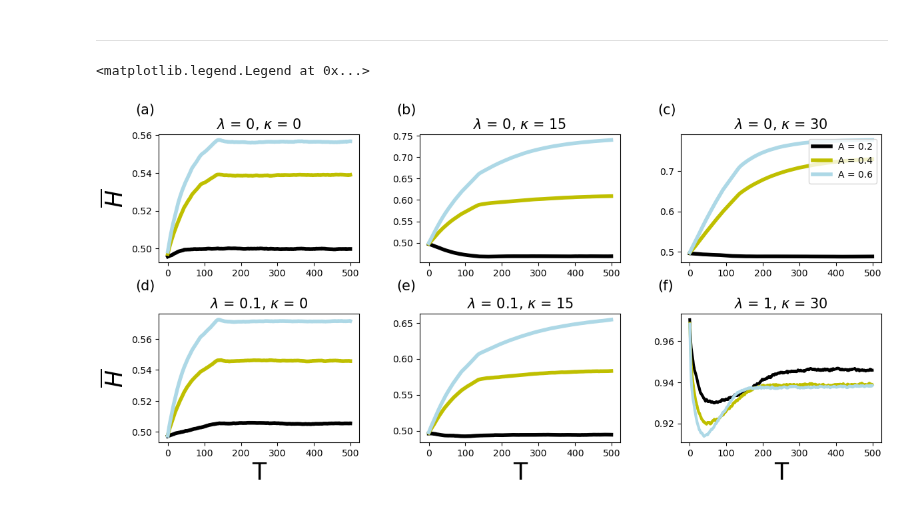
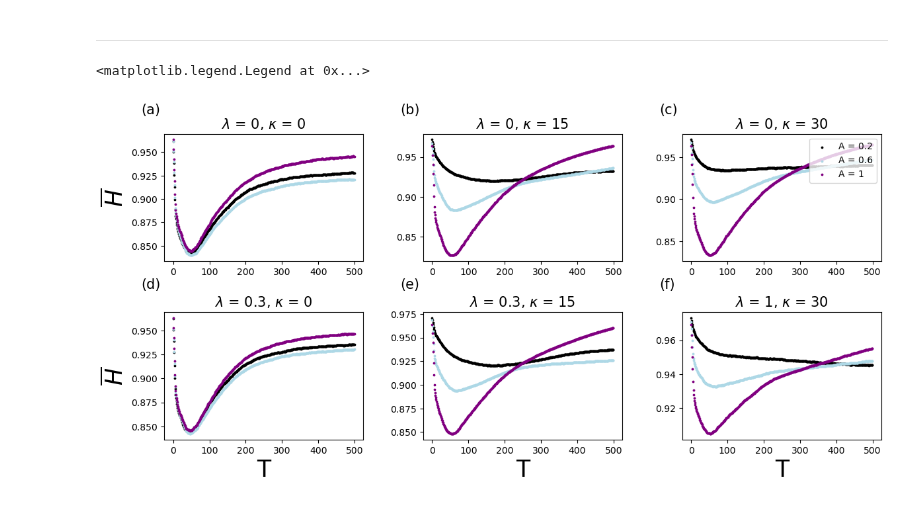
Before and after one commit to patrick-oliveira/EntropiaGrafos, a Jupyter notebook: notebooks/Análise do Caso 2.ipynb, the cells around one changed output. Cells and saved outputs as stored; diff of their text form; code cells hidden in the pictures.

```diff
--- a/notebooks/Análise do Caso 2.ipynb
+++ b/notebooks/Análise do Caso 2.ipynb
@@ -134,5 +37,4 @@ experiments_path = "../results/case_2"
 # %%
 mean_stats = get_mean_stats(param_list, experiments_path, 500)
 params = list(product(*param_list.values()))
-columns = list(param_list.keys())
-make_dict = lambda x: {k:v for k, v in zip(columns, x)}
+params = [x[:-5] for x in params]
@@ -201,2 +104,9 @@ full_counting.to_csv("teste.csv")
 # %%
-X = full_counting[["kappa", "runs"]]
+full_counting["kappa_alpha"] = [str(x) for x in list(zip(full_counting.kappa, full_counting.alpha))]
+full_counting["kappa_omega"] = [str(x) for x in list(zip(full_counting.kappa, full_counting.omega))]
+full_counting["kappa_lambda"] = [str(x) for x in list(zip(full_counting.kappa, full_counting.lambd))]
+full_counting["kappa_gamma"] = [str(x) for x in list(zip(full_counting.kappa, full_counting.gamma))]
+# %%
+sns.set(rc={'figure.figsize':(13.7,8.27)})
+full_counting.boxplot(column = "runs", by = "kappa_gamma")
+plt.show()
@@ -286,8 +197,8 @@ style = {
 }
 
 kappas = [0, 15, 30]
-lambdas = [0, 0.1]
-alpha = [0.2, 0.4, 0.6]
+lambdas = [0, 0.3]
+alpha = [0.2, 0.6, 1]
 
 for i in range(len(alpha)):
     for j in range(len(kappas)):
@@ -303,54 +214,44 @@ for i in range(len(alpha)):
                     kappas[j],
                     lambdas[k],
                     alpha[i],
-                    0.2,
                     0,
+                    -1,
                     2,
                     0,
-                    500,
-                    500,
-                    True,
-                    1e-7,
-                    "results/experiment_2/"
                 )
 
                 results = mean_stats[param]
-                mean_entropy = results['Polarity']
+                mean_entropy = results['Proximity']
                 X = range(len(mean_entropy))
 
-                axs[k][j].plot(X, mean_entropy, label = f'A = {alpha[i]}', color = colors[alpha[i]], linewidth = 4)
+                axs[k][j].scatter(X, mean_entropy, label = f'A = {alpha[i]}', color = colors[alpha[i]], s = 3)
 
                 axs[k][j].set_title(rf"$\lambda$ = {lambdas[k]}, $\kappa$ = {kappas[j]}", fontsize = 15)
 
 for i in range(len(alpha)):
     param = (
         "barabasi",
         500,
         256,
         5,
         30,
         1,
         alpha[i],
-        0.2,
         0,
+        -1,
         2,
         0,
-        500,
-        500,
-        True,
-        1e-7,
-        "results/experiment_2/"
     )
 
     results = mean_stats[param]
     mean_entropy = results['Proximity']
     X = range(len(mean_entropy))
 
-    axs[1][2].plot(X, mean_entropy, label = f'A = {alpha[i]}', color = colors[alpha[i]], linewidth = 3)
+    axs[1][2].scatter(X, mean_entropy, label = f'A = {alpha[i]}', color = colors[alpha[i]], s = 3)
 
     axs[1][2].set_title(rf"$\lambda$ = {1}, $\kappa$ = {30}", fontsize = 15)
 
 axs[0][2].legend(fontsize = 10, loc = 1)
 # %% [output]
 <matplotlib.legend.Legend at 0x...>
-[figure, old version]
+[figure, new version]
```
Also changed, not shown: parts of 9 cells of this notebook, 9 other files.
